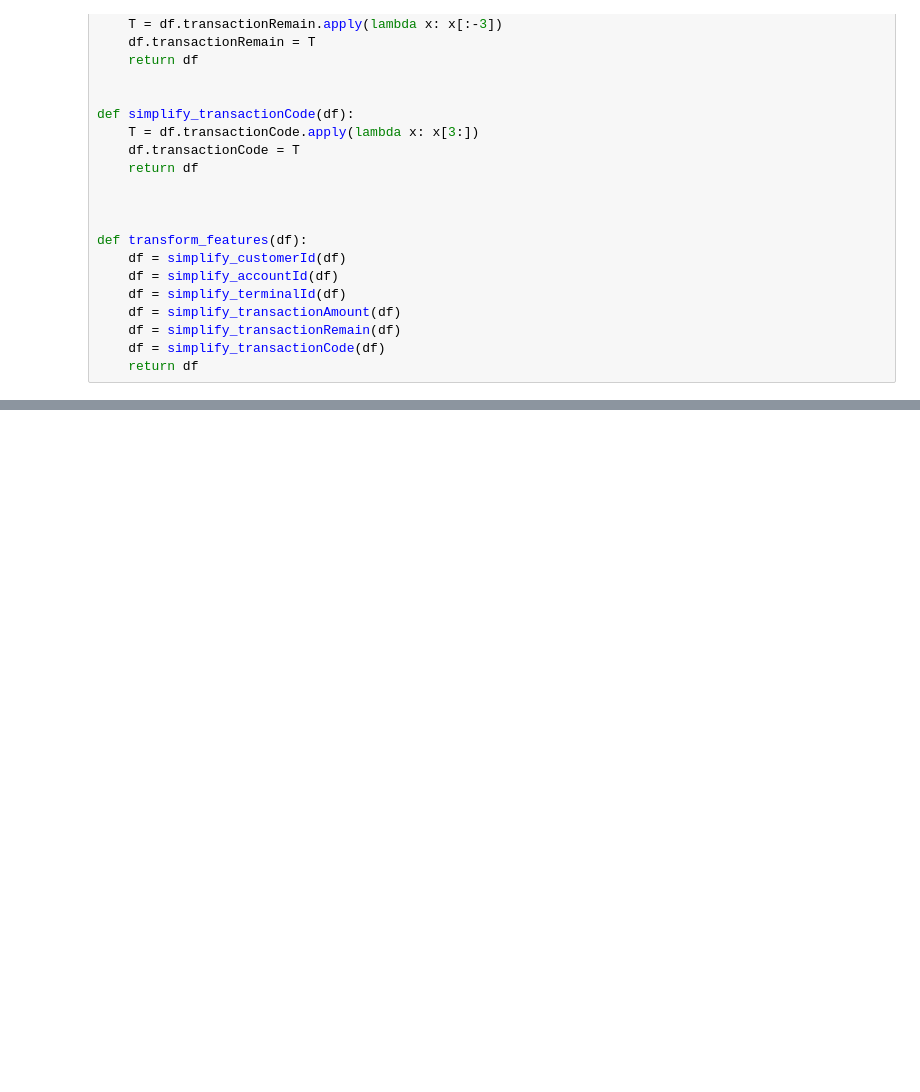
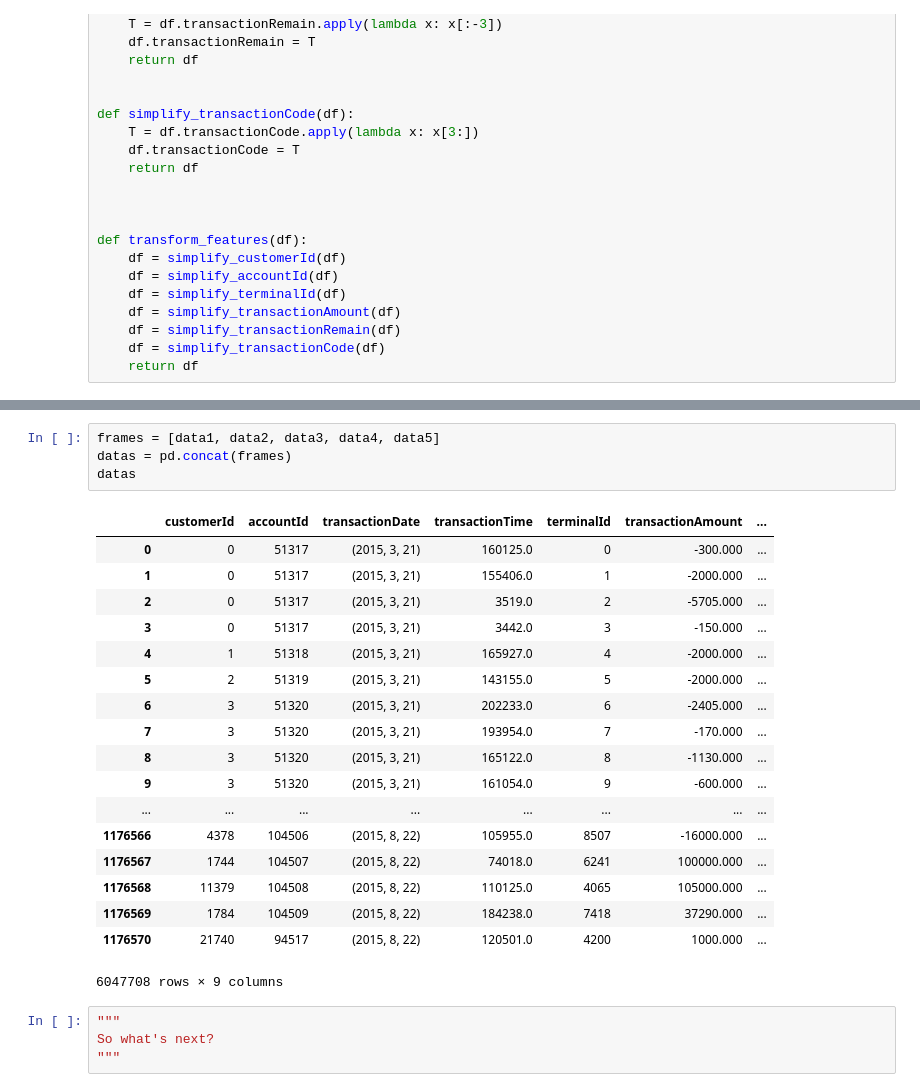
Before and after one commit to alidaghighi/Machinlearning, a Jupyter notebook: FrozenMoon.ipynb, the cells around one changed output, grey strips where cells are left out. Drawn from its saved outputs; the diff is of its cells as text; blank space fills up the shorter version.

```diff
--- a/FrozenMoon.ipynb
+++ b/FrozenMoon.ipynb
@@ -94,0 +117,27 @@ data1.head()
+# %%
+frames = [data1, data2, data3, data4, data5]
+datas = pd.concat(frames)
+datas
+# %% [output]
+|  | customerId | accountId | transactionDate | transactionTime | terminalId | transactionAmount | ... |
+| 0 | 0 | 51317 | (2015, 3, 21) | 160125.0 | 0 | -300.000 | ... |
+| 1 | 0 | 51317 | (2015, 3, 21) | 155406.0 | 1 | -2000.000 | ... |
+| 2 | 0 | 51317 | (2015, 3, 21) | 3519.0 | 2 | -5705.000 | ... |
+| 3 | 0 | 51317 | (2015, 3, 21) | 3442.0 | 3 | -150.000 | ... |
+| 4 | 1 | 51318 | (2015, 3, 21) | 165927.0 | 4 | -2000.000 | ... |
+| 5 | 2 | 51319 | (2015, 3, 21) | 143155.0 | 5 | -2000.000 | ... |
+| 6 | 3 | 51320 | (2015, 3, 21) | 202233.0 | 6 | -2405.000 | ... |
+| 7 | 3 | 51320 | (2015, 3, 21) | 193954.0 | 7 | -170.000 | ... |
+| 8 | 3 | 51320 | (2015, 3, 21) | 165122.0 | 8 | -1130.000 | ... |
+| 9 | 3 | 51320 | (2015, 3, 21) | 161054.0 | 9 | -600.000 | ... |
+| ... | ... | ... | ... | ... | ... | ... | ... |
+| 1176566 | 4378 | 104506 | (2015, 8, 22) | 105955.0 | 8507 | -16000.000 | ... |
+| 1176567 | 1744 | 104507 | (2015, 8, 22) | 74018.0 | 6241 | 100000.000 | ... |
+| 1176568 | 11379 | 104508 | (2015, 8, 22) | 110125.0 | 4065 | 105000.000 | ... |
+| 1176569 | 1784 | 104509 | (2015, 8, 22) | 184238.0 | 7418 | 37290.000 | ... |
+| 1176570 | 21740 | 94517 | (2015, 8, 22) | 120501.0 | 4200 | 1000.000 | ... |
+6047708 rows × 9 columns
+# %%
+"""
+So what's next?
+"""
```
Also changed, not shown: parts of 7 cells of this notebook.
